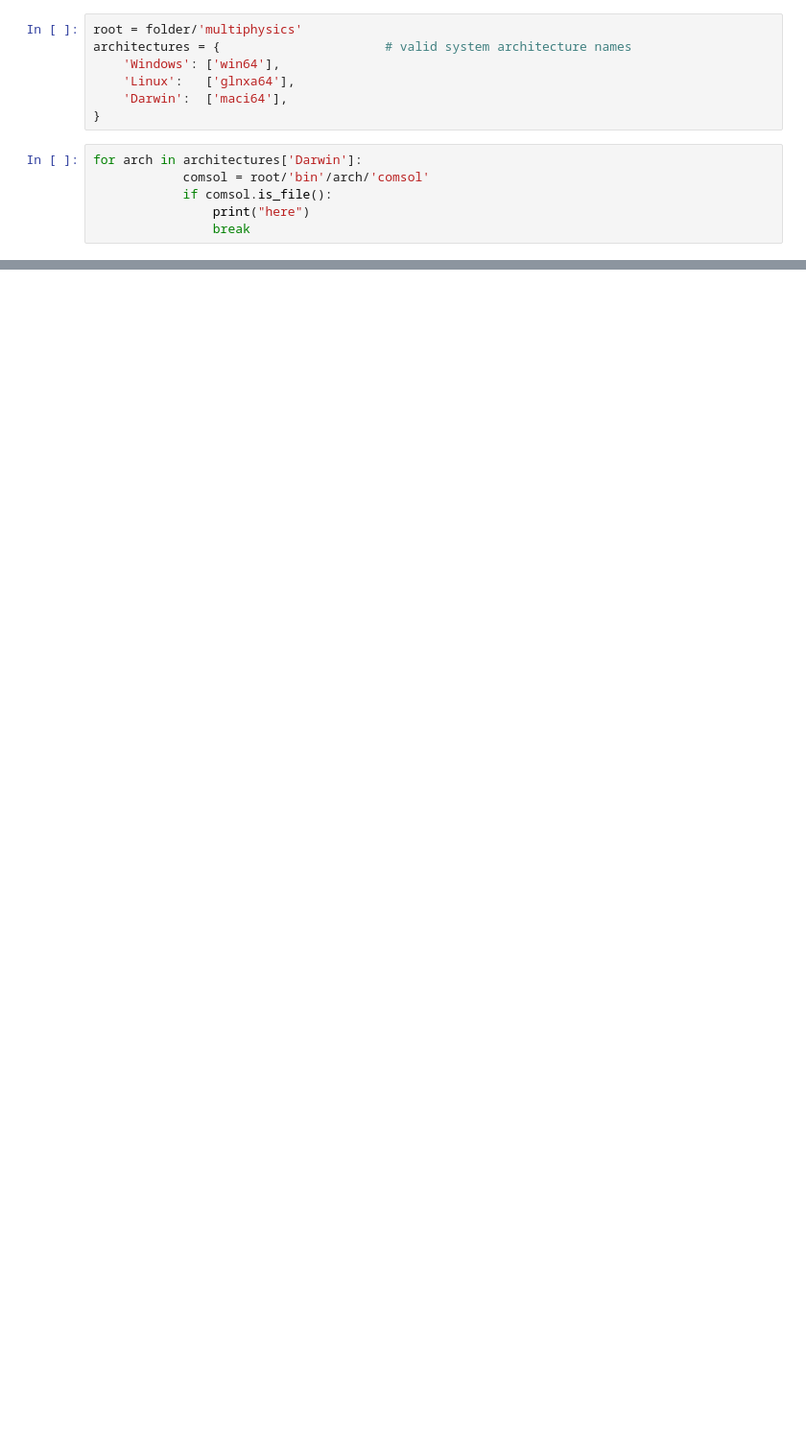
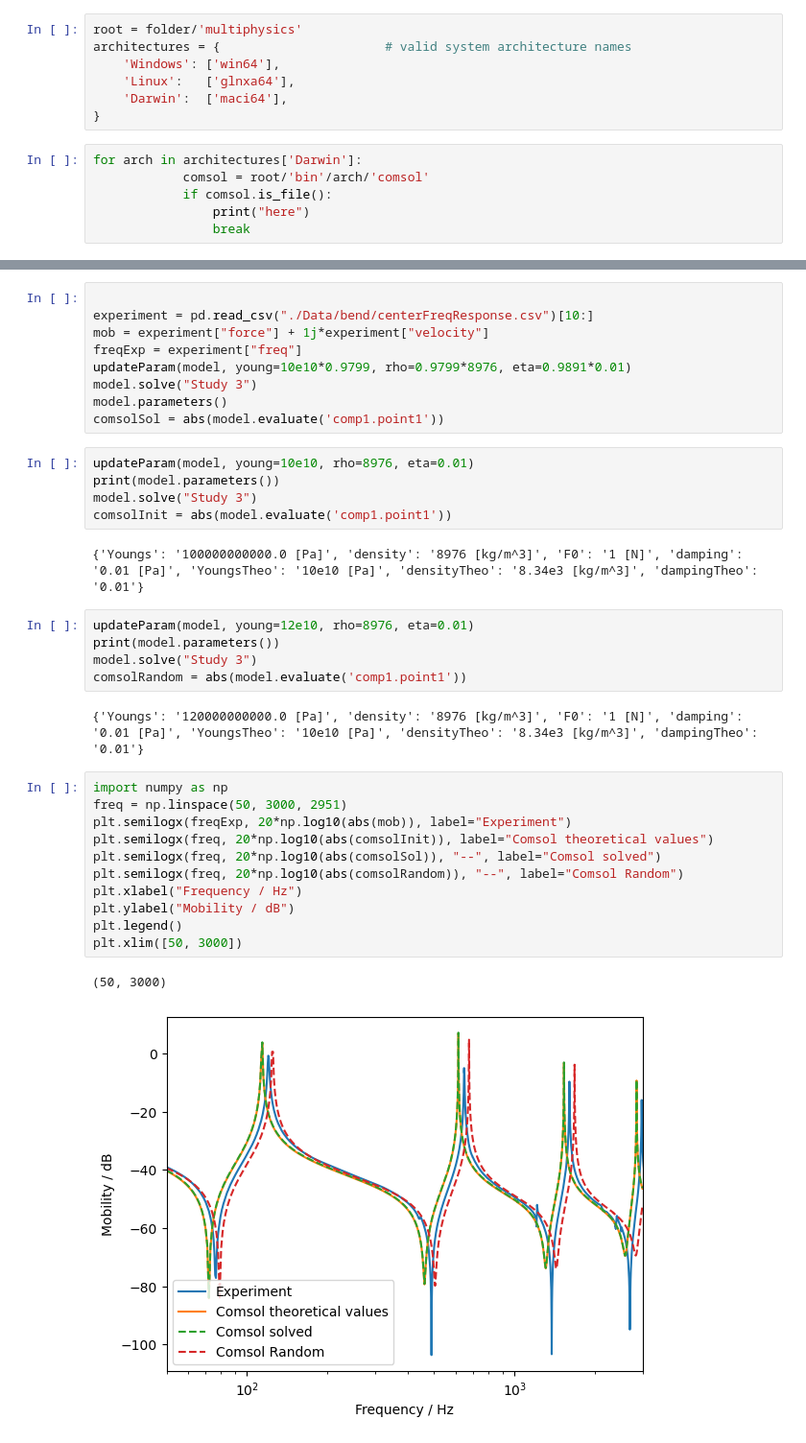
Before and after one commit to taboleiro/BayesianVibrationsModeling, a Jupyter notebook: comsol.ipynb, the cells around one changed output, grey strips where cells are left out. Shown: that part at 96% size. Drawn from its saved outputs; the diff is of its cells as text; blank space fills up the shorter version.

```diff
--- a/comsol.ipynb
+++ b/comsol.ipynb
@@ -136,0 +157,37 @@ array(['10', '20', '30', '40', '50', '60', '70', '80', '90', '100', '110',
+# %%
+
+experiment = pd.read_csv("./Data/bend/centerFreqResponse.csv")[10:]
+mob = experiment["force"] + 1j*experiment["velocity"]
+freqExp = experiment["freq"]
+updateParam(model, young=10e10*0.9799, rho=0.9799*8976, eta=0.9891*0.01)
+model.solve("Study 3")
+model.parameters()
+comsolSol = abs(model.evaluate('comp1.point1'))
+# %%
+updateParam(model, young=10e10, rho=8976, eta=0.01)
+print(model.parameters())
+model.solve("Study 3")
+comsolInit = abs(model.evaluate('comp1.point1'))
+# %% [output]
+{'Youngs': '100000000000.0 [Pa]', 'density': '8976 [kg/m^3]', 'F0': '1 [N]', 'damping': '0.01 [Pa]', 'YoungsTheo': '10e10 [Pa]', 'densityTheo': '8.34e3 [kg/m^3]', 'dampingTheo': '0.01'}
+# %%
+updateParam(model, young=12e10, rho=8976, eta=0.01)
+print(model.parameters())
+model.solve("Study 3")
+comsolRandom = abs(model.evaluate('comp1.point1'))
+# %% [output]
+{'Youngs': '120000000000.0 [Pa]', 'density': '8976 [kg/m^3]', 'F0': '1 [N]', 'damping': '0.01 [Pa]', 'YoungsTheo': '10e10 [Pa]', 'densityTheo': '8.34e3 [kg/m^3]', 'dampingTheo': '0.01'}
+# %%
+import numpy as np
+freq = np.linspace(50, 3000, 2951)
+plt.semilogx(freqExp, 20*np.log10(abs(mob)), label="Experiment")
+plt.semilogx(freq, 20*np.log10(abs(comsolInit)), label="Comsol theoretical values")
+plt.semilogx(freq, 20*np.log10(abs(comsolSol)), "--", label="Comsol solved")
+plt.semilogx(freq, 20*np.log10(abs(comsolRandom)), "--", label="Comsol Random")
+plt.xlabel("Frequency / Hz")
+plt.ylabel("Mobility / dB")
+plt.legend()
+plt.xlim([50, 3000])
+# %% [output]
+(50, 3000)
+[figure, added]
```
Also changed, not shown: parts of 18 cells of this notebook, 5 other files.
